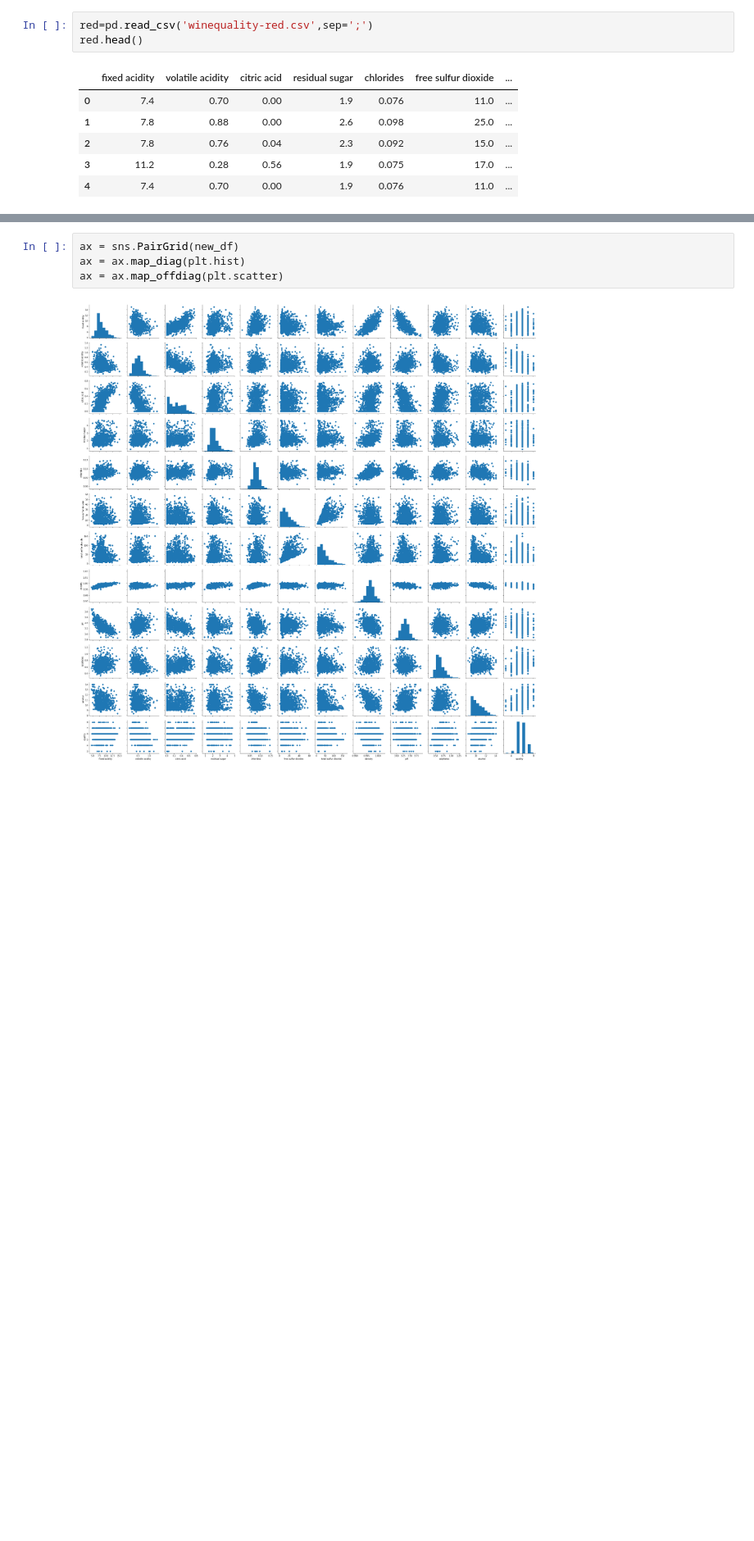
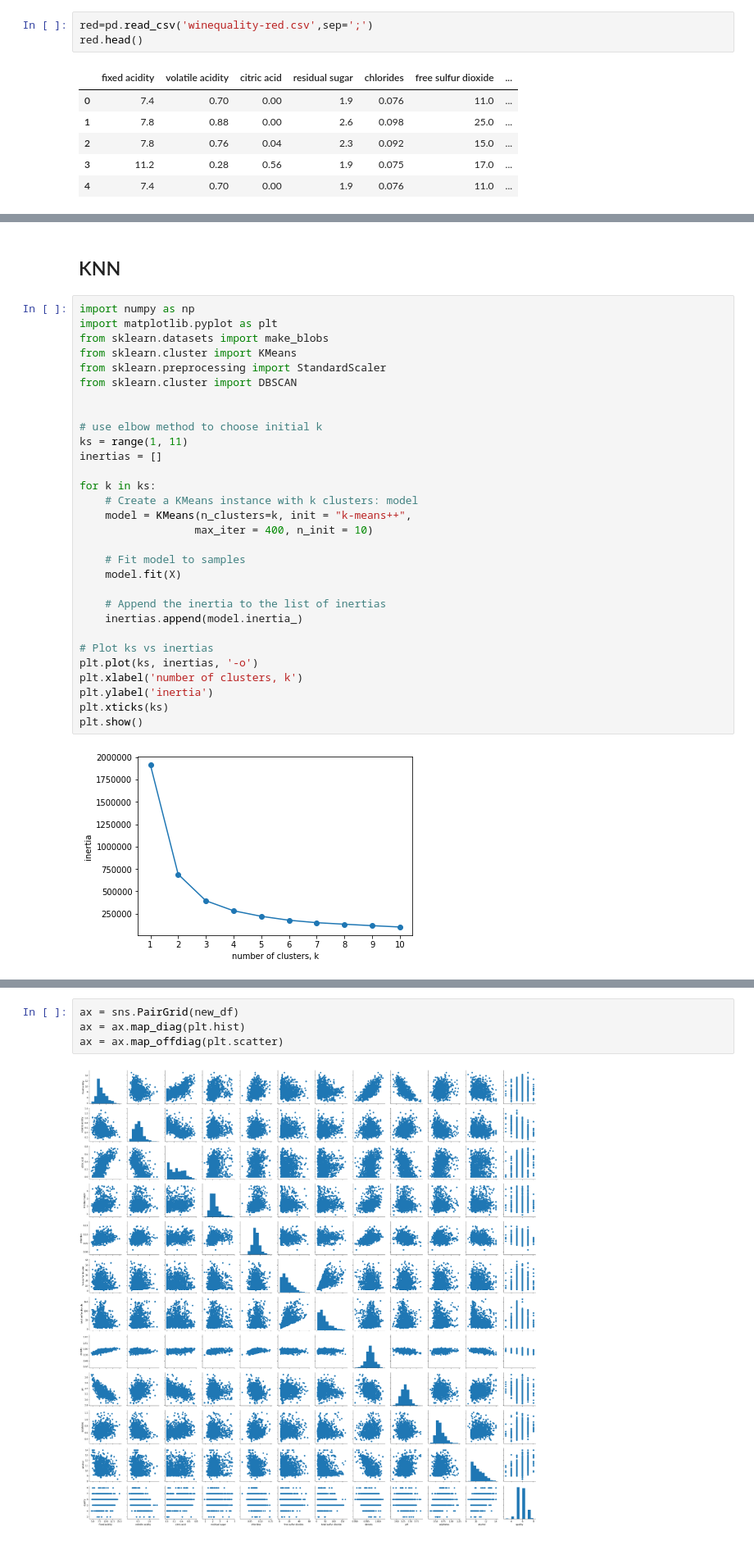
Before and after one commit to EffyFang/DataMining, a Jupyter notebook: winequality/Project_remove_outliers_Kai.ipynb, the cells around one changed output, grey strips where cells are left out. Shown at 82% size. Cells and saved outputs as stored; diff of their text form; blank space fills up the shorter version.

```diff
--- a/winequality/Project_remove_outliers_Kai.ipynb
+++ b/winequality/Project_remove_outliers_Kai.ipynb
@@ -43,0 +117,34 @@ new_df = red.drop(Outliers_to_drop, axis = 0).reset_index(drop=True)
+# %% [markdown]
+## KNN
+# %%
+import numpy as np
+import matplotlib.pyplot as plt
+from sklearn.datasets import make_blobs
+from sklearn.cluster import KMeans
+from sklearn.preprocessing import StandardScaler
+from sklearn.cluster import DBSCAN
+
+
+# use elbow method to choose initial k
+ks = range(1, 11)
+inertias = []
+
+for k in ks:
+    # Create a KMeans instance with k clusters: model
+    model = KMeans(n_clusters=k, init = "k-means++",
+                  max_iter = 400, n_init = 10)
+
+    # Fit model to samples
+    model.fit(X)
+
+    # Append the inertia to the list of inertias
+    inertias.append(model.inertia_)
+
+# Plot ks vs inertias
+plt.plot(ks, inertias, '-o')
+plt.xlabel('number of clusters, k')
+plt.ylabel('inertia')
+plt.xticks(ks)
+plt.show()
+# %% [output]
+[figure, added]
```
Also changed, not shown: parts of 15 cells of this notebook.
